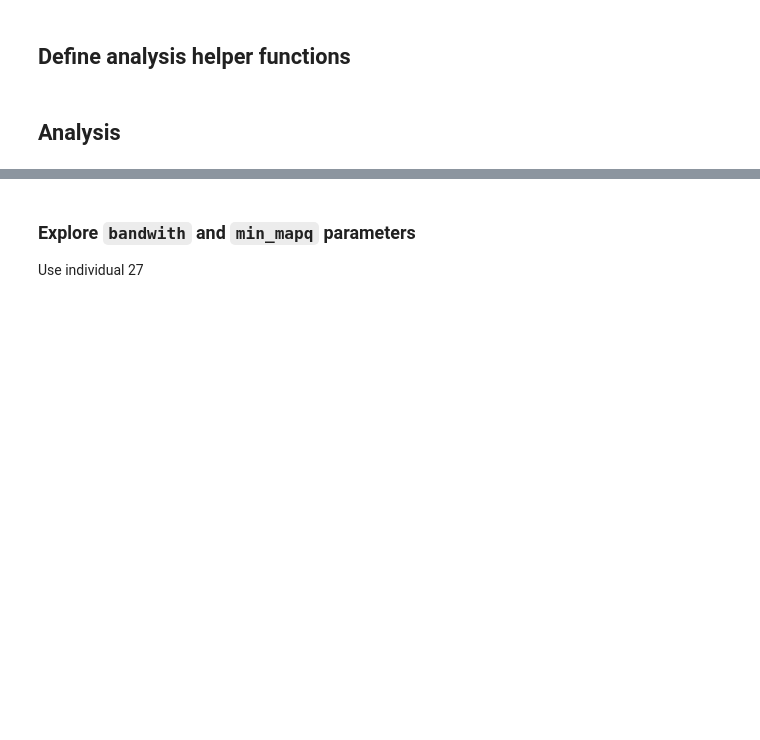
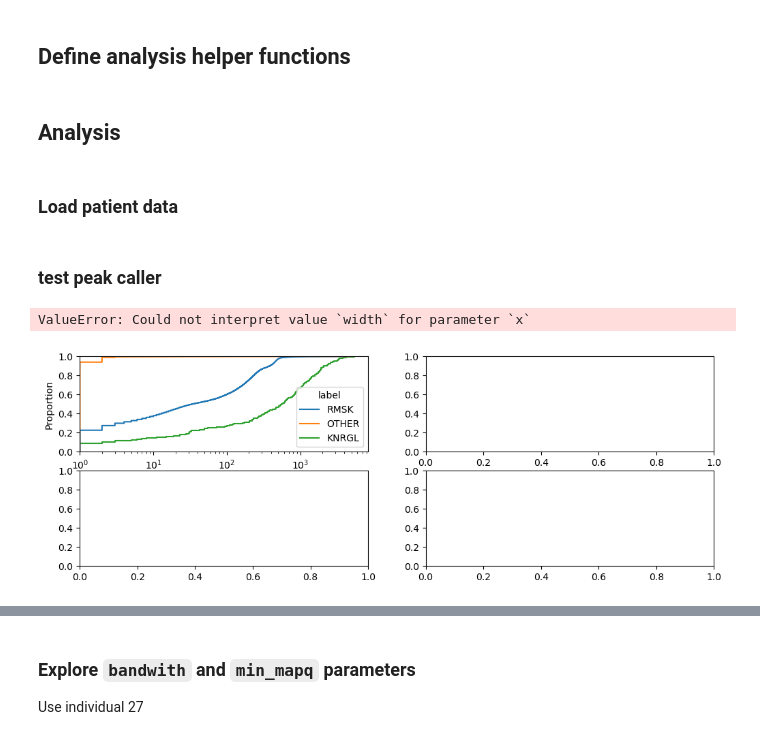
Before and after one commit to mikecuoco/sz_slavseq, a Jupyter notebook: workflow/20230522_peak_calling.ipynb, the cells around one changed output, grey strips where cells are left out. Cells and saved outputs as stored; diff of their text form; code cells hidden in the pictures; blank space fills up the shorter version.

Commit message:
fix peak merging

```diff
--- a/workflow/20230522_peak_calling.ipynb
+++ b/workflow/20230522_peak_calling.ipynb
@@ -363,6 +379,8 @@ def peak_cdf_plot(df, hue_col="indv"):
     return g
 # %% [markdown]
 ## Analysis
+# %% [markdown]
+### Load patient data
 # %%
 # find knrgl bed and bulk BAMs for each individual
 individuals = pd.read_csv(
@@ -381,3 +399,5 @@ for knrgl in Path("/iblm/netapp/data4/mcuoco/sz_slavseq/resources/").rglob(
 ):
     if knrgl.name.split("_")[0] in individuals:
         indv_data[knrgl.name.split("_")[0]]["knrgl"] = str(knrgl)
+# %% [markdown]
+### test peak caller
@@ -383,0 +409,48 @@ for knrgl in Path("/iblm/netapp/data4/mcuoco/sz_slavseq/resources/").rglob(
+# %%
+# call peaks
+peaks, merged = OverlapPeakCaller(bam).run(r1_bandwidth=750)
+peaks = pd.DataFrame.from_records(
+    [peak for contig_peaks in peaks.values() for peak in contig_peaks]
+)
+peaks["width"] = peaks["End"] - peaks["Start"]
+merged = pd.DataFrame.from_records(merged)
+merged["width"] = merged["End"] - merged["Start"]
+
+# annotate
+peaks = annotate_peaks(peaks, knrgl, "knrgl")
+peaks = annotate_peaks(peaks, rmsk, "rmsk")
+merged = annotate_peaks(merged, knrgl, "knrgl")
+merged = annotate_peaks(merged, rmsk, "rmsk")
+
+
+def label(x):
+    # check if float is nan
+    if not np.isnan(x["rmsk ID"]):
+        return "RMSK"
+    elif not np.isnan(x["knrgl ID"]):
+        return "KNRGL"
+    else:
+        return "OTHER"
+
+
+peaks["label"] = peaks.apply(lambda x: label(x), axis=1)
+merged["label"] = merged.apply(lambda x: label(x), axis=1)
+# %%
+# make two subplots
+fig, axes = plt.subplots(2, 2, figsize=(8, 8))
+
+sns.ecdfplot(peaks, x="nreads", stat="proportion", ax=axes[0, 0], hue="label").set(
+    xscale="log", xlim=(1, None), title="Peaks"
+)
+sns.ecdfplot(peaks, x="width", stat="proportion", ax=axes[0, 1], hue="label").set(
+    title="Peaks"
+)
+sns.ecdfplot(merged, x="nreads", stat="proportion", ax=axes[1, 0], hue="label").set(
+    xscale="log", xlim=(1, None), title="Merged Peaks"
+)
+sns.ecdfplot(merged, x="width", stat="proportion", ax=axes[1, 1], hue="label").set(
+    title="Merged Peaks"
+)
+# %% [output]
+ValueError: Could not interpret value `width` for parameter `x`
+[figure, added]
```
Also changed, not shown: parts of 9 cells of this notebook.
